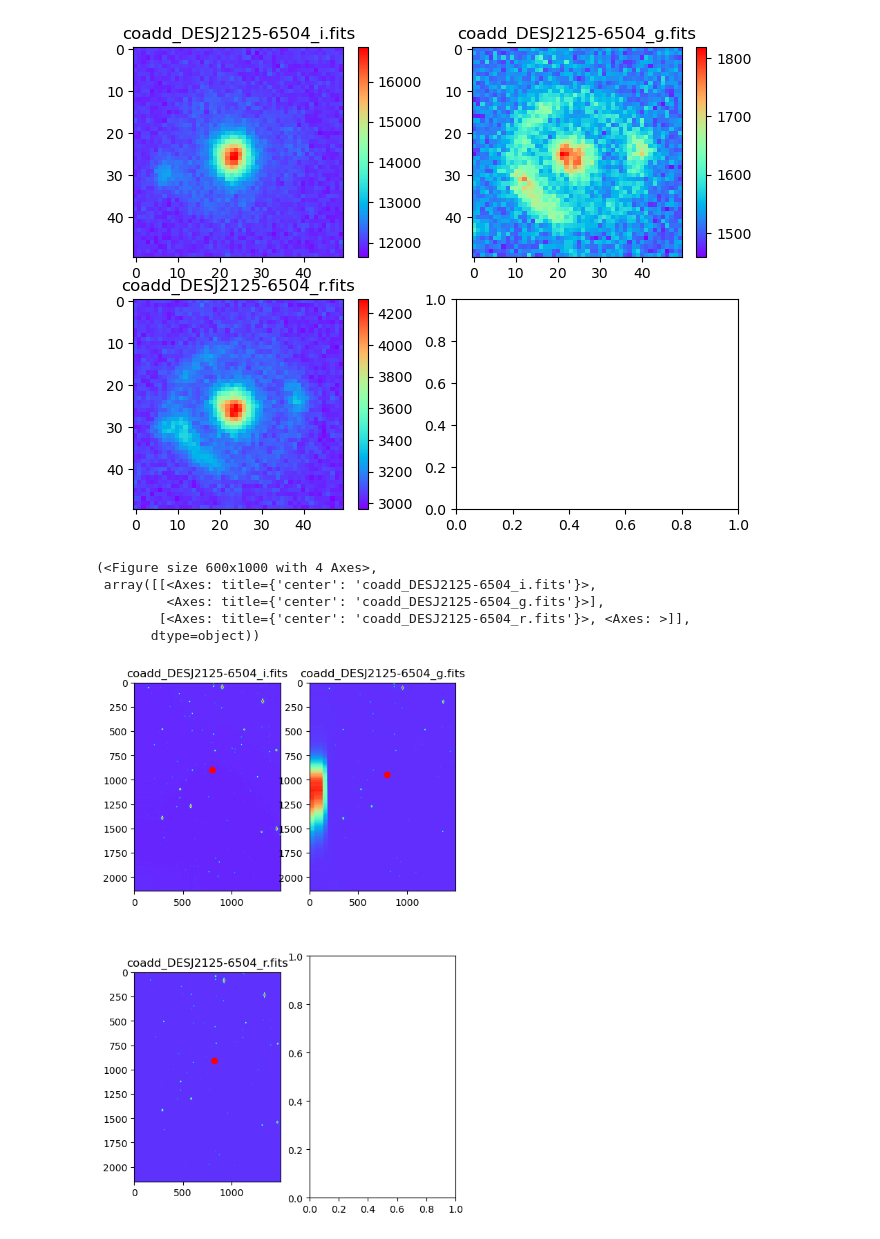
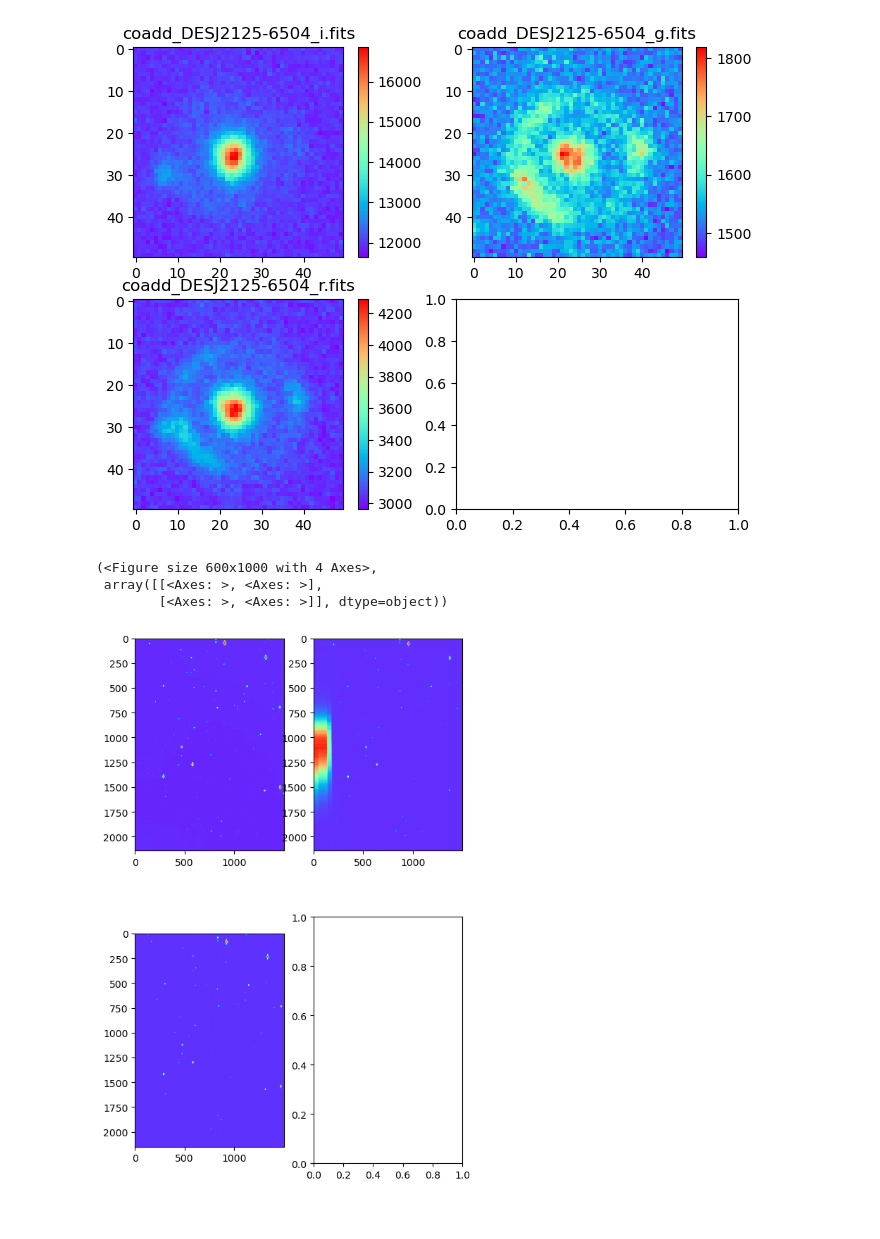
Before and after one commit to Cywtim/LensMatching, a Jupyter notebook: tutorial.ipynb, the cells around one changed output. Saved outputs shown, nothing was run; the diff lists cells and outputs as text; code cells hidden in the pictures.

Commit message:
Cyan: update the visualization.

```diff
--- a/tutorial.ipynb
+++ b/tutorial.ipynb
@@ -85,12 +83,13 @@ Visual.ShowSubplots()
         [<Axes: title={'center': 'coadd_DESJ2125-6504_r.fits'}>, <Axes: >]],
        dtype=object))
 [figure]
-# %%
-Visual.ShowPosition()
-# %% [output]
-(<Figure size 600x1000 with 4 Axes>,
- array([[<Axes: title={'center': 'coadd_DESJ2125-6504_i.fits'}>,
-         <Axes: title={'center': 'coadd_DESJ2125-6504_g.fits'}>],
-        [<Axes: title={'center': 'coadd_DESJ2125-6504_r.fits'}>, <Axes: >]],
-       dtype=object))
-[figure, removed]
+# %%
+"""
+Plot the full field image and scatter the matching position.
+"""
+Visual.ShowPosition()
+# %% [output]
+(<Figure size 600x1000 with 4 Axes>,
+ array([[<Axes: >, <Axes: >],
+        [<Axes: >, <Axes: >]], dtype=object))
+[figure, added]
```
Also changed, not shown: parts of 2 cells of this notebook, 1 other file.
